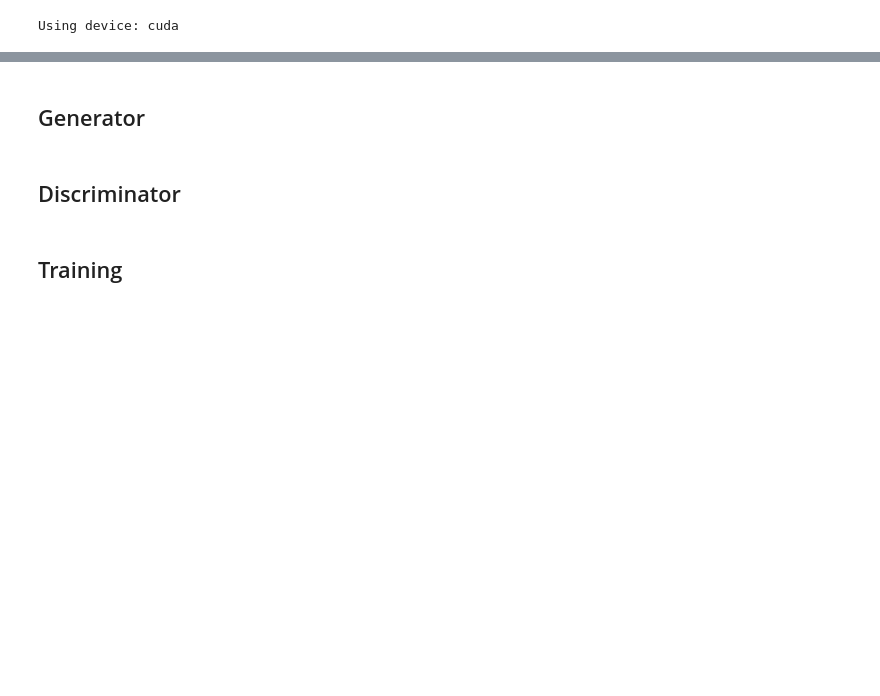
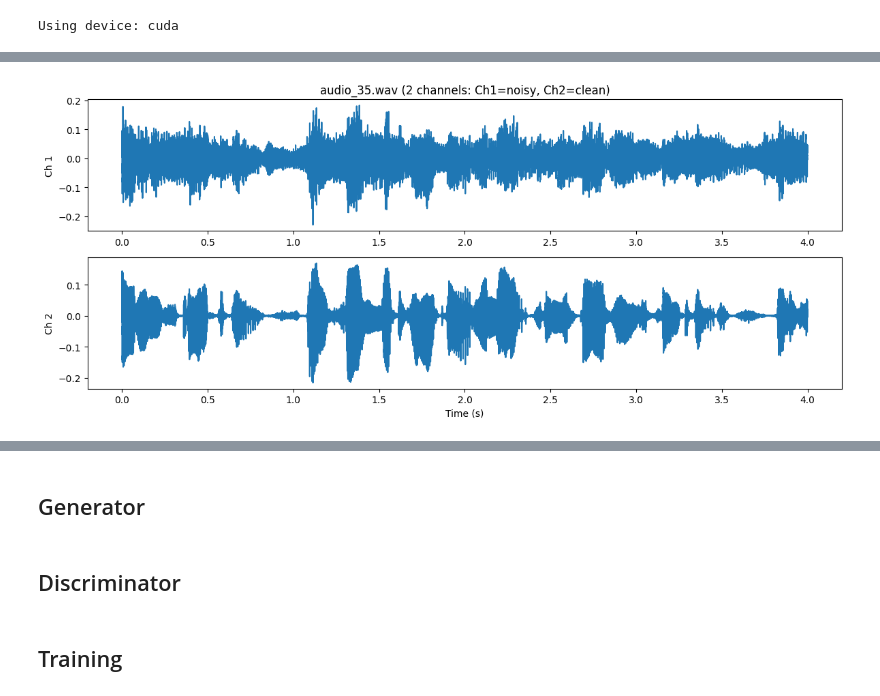
Before and after one commit to abdullahzihan16/simpleGAN, a Jupyter notebook: simpleGAN.ipynb, the cells around one changed output, grey strips where cells are left out. Cells and saved outputs as stored; diff of their text form; code cells hidden in the pictures; blank space fills up the shorter version.

Commit message:
Kaggle Notebook | simpleGAN | Version 1

```diff
--- a/simpleGAN.ipynb
+++ b/simpleGAN.ipynb
@@ -4,26 +28,99 @@ import torch.nn as nn
 import torch.nn.functional as F
 import torch.optim as optim
 from torch.utils.data import Dataset, DataLoader
-
+import pandas as pd
 import numpy as np
 from scipy.io import wavfile
 import os
 import random
 import matplotlib.pyplot as plt
 from scipy.signal import stft
-
+import soundfile as sf
+from pathlib import Path
+from IPython.display import Audio, display
 
 device = torch.device("cuda" if torch.cuda.is_available() else "cpu")
 print(f"Using device: {device}")
 
 
 # Do your Change Here
-epochs = 5
+epochs = 15
 batch_size = 32
 lr=0.0002
 l1_lambda=100
-num_wav_file = 10 # number of training wav file
-train_dir = r'\simpleGAN\training_samples\train' # replace according to your path
-test_file = r'simpleGAN\training_samples\dev\audio_5.wav'# replace according to your path
+num_wav_file = 100 # number of training wav file
+train_dir = r'/kaggle/input/dns-challenge-simple-gan/training_samples/train' # replace according to your path
+test_file = r'/kaggle/input/dns-challenge-simple-gan/training_samples/dev/audio_10.wav'# replace according to your path
 # %% [output]
 Using device: cuda
+# %%
+
+def load_audio(path):
+    x, sr = sf.read(path, always_2d=True)
+    return x, sr
+
+def visualize_audio(x, sr, title, max_seconds=5):
+    n_samples, n_ch = x.shape
+    max_n = min(n_samples, int(max_seconds * sr))
+    t = np.arange(max_n) / sr
+    plt.figure(figsize=(12, 2.6 * n_ch))
+    for ch in range(n_ch):
+        ax = plt.subplot(n_ch, 1, ch + 1)
+        ax.plot(t, x[:max_n, ch])
+        ax.set_ylabel(f"Ch {ch+1}")
+        if ch == 0:
+            ax.set_title(title)
+        if ch == n_ch - 1:
+            ax.set_xlabel("Time (s)")
+    plt.tight_layout()
+    plt.show()
+
+def play_audio(x, sr, label):
+    print(f"Playing: {label}")
+    display(Audio(data=x, rate=sr))
+
+def list_wavs(folder):
+    wavs = []
+    for root, _, files in os.walk(folder):
+        for f in files:
+            if f.lower().endswith(".wav"):
+                wavs.append(os.path.join(root, f))
+    return wavs
+
+
+train_wavs = list_wavs(train_dir)
+if len(train_wavs) == 0:
+    raise FileNotFoundError(f"No .wav files found inside train_dir: {train_dir}")
+
+random.shuffle(train_wavs)
+picked_train = train_wavs[:2]  # random 2 training audios
+
+picked_files = picked_train + [test_file]
+
+# Show info, visualize and play
+for idx, path in enumerate(picked_files, start=1):
+    x, sr = load_audio(path)
+    name = Path(path).name
+
+    print("-" * 60)
+    print(f"Audio {idx}: {name}")
+    print(f"Path        : {path}")
+    print(f"Sample rate  : {sr} Hz")
+    print(f"Channels     : {x.shape[1]}")
+    print(f"Duration     : {x.shape[0]/sr:.2f} sec")
+
+    # if dual-channel (noisy/clean)
+    if x.shape[1] == 2:
+        title = f"{name} (2 channels: Ch1=noisy, Ch2=clean)"
+    else:
+        title = f"{name} ({x.shape[1]} channel(s))"
+
+    visualize_audio(x, sr, title=title, max_seconds=5)
+
+    # For dual-channel training wav: play noisy and clean separately too
+    if x.shape[1] == 2:
+        play_audio(x[:, 0], sr, f"{name} - Ch1 (noisy)")
+        play_audio(x[:, 1], sr, f"{name} - Ch2 (clean)")
+    else:
+        play_audio(x, sr, f"{name}")
+# %% [output]
@@ -29,0 +133 @@ Using device: cuda
+[figure, added]
```
Also changed, not shown: parts of 10 cells of this notebook.
